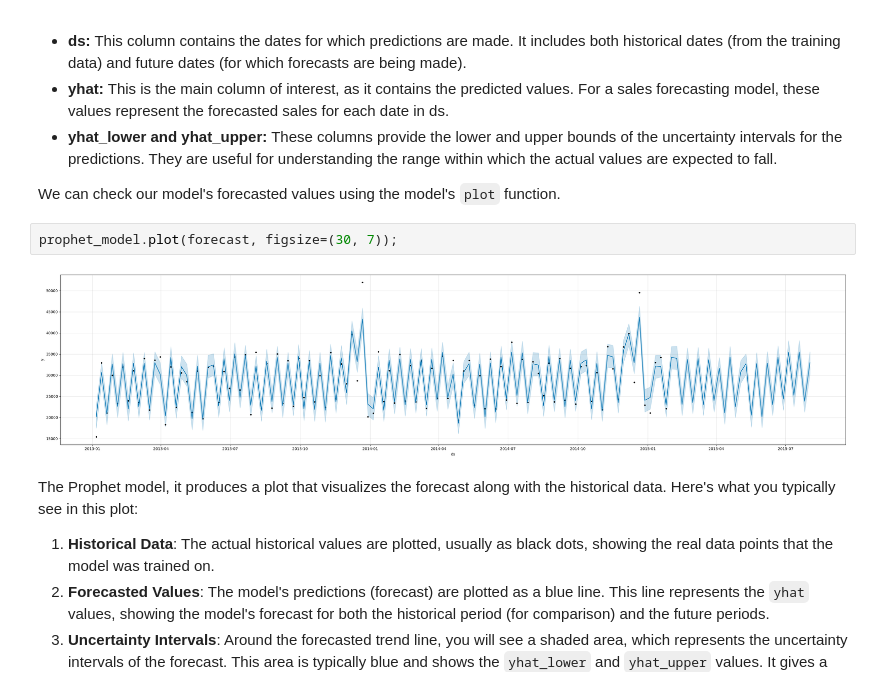
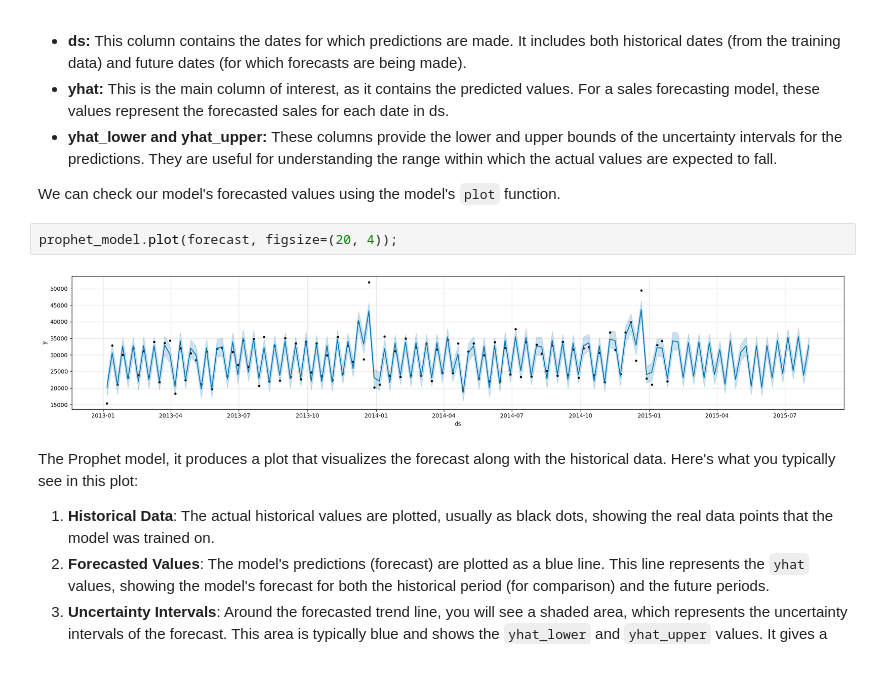
Before and after one commit to TheCamilovisk/RossmannSalesForecasting, a Jupyter notebook: 02 - Prophet_model.ipynb, the cells around one changed output. Saved outputs shown, nothing was run; the diff lists cells and outputs as text.

Commit message:
Adjusting the plots sizes.

```diff
--- a/02 - Prophet_model.ipynb
+++ b/02 - Prophet_model.ipynb
@@ -257,9 +257,9 @@ The predict `function` of the Prophet model returns a DataFrame with several col
 
 We can check our model's forecasted values using the model's `plot` function.
 # %%
-prophet_model.plot(forecast, figsize=(30, 7));
+prophet_model.plot(forecast, figsize=(20, 4));
 # %% [output]
-[figure, old version]
+[figure, new version]
 # %% [markdown]
 The Prophet model, it produces a plot that visualizes the forecast along with the historical data. Here's what you typically see in this plot:
 1. **Historical Data**: The actual historical values are plotted, usually as black dots, showing the real data points that the model was trained on.
```
Also changed, not shown: parts of 5 cells of this notebook.
